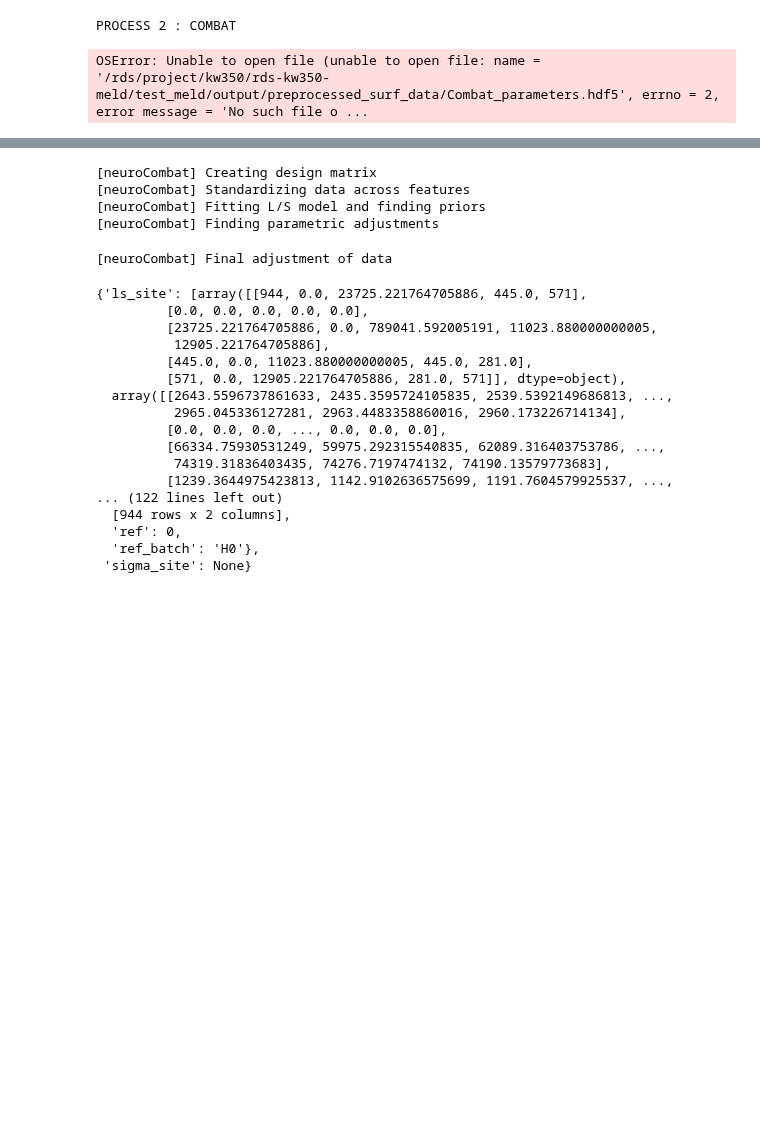
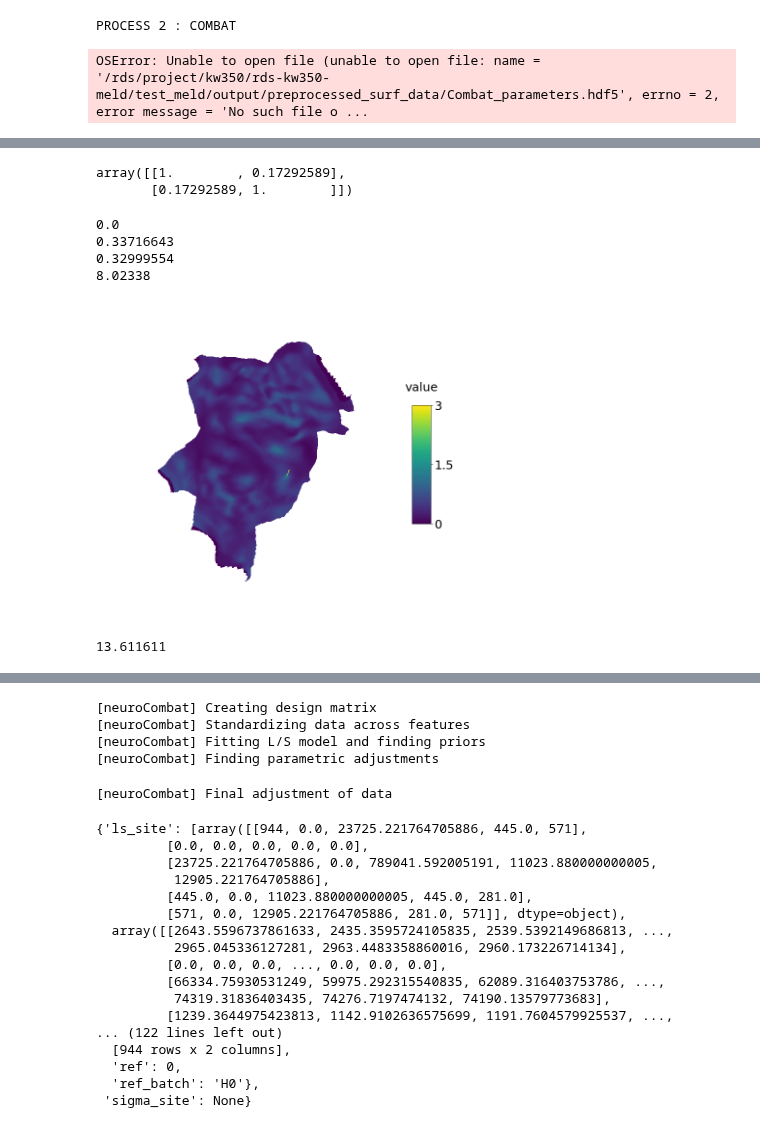
Before and after one commit to MELDProject/meld_classifier, a Jupyter notebook: notebooks/distributed_neurcombat.ipynb, the cells around one changed output, grey strips where cells are left out. Drawn from its saved outputs; the diff is of its cells as text; code cells hidden in the pictures; blank space fills up the shorter version.

```diff
--- a/notebooks/distributed_neurcombat.ipynb
+++ b/notebooks/distributed_neurcombat.ipynb
@@ -314,2 +434,46 @@ for i,s in enumerate(r['.on_lh.thickness.sm10.mgh']['batches'].attrs["values"].a
+# %%
+import h5py
+
+hdf5_file= '/rds/project/kw350/rds-kw350-meld/meld_data/Data/MELD_H29/H29_patient_featurematrix.hdf5'
+r=    h5py.File(hdf5_file, "r+")
+hdf5_file= '/rds/project/kw350/rds-kw350-meld/meld_data/Data/MELD_H29/H29_patient_featurematrix_old.hdf5'
+r_old=    h5py.File(hdf5_file, "r+")
+# %%
+subject = 'MELD_H29_3T_FCD_0052'
+feat_new = r['H29']['3T']['patient'][subject]['rh']['.on_lh.pial.K_filtered.sm20.mgh'][:]
+feat_old = r_old['H29']['3T']['patient'][subject]['rh']['.on_lh.pial.K_filtered.sm20.mgh'][:]
+# %%
+np.corrcoef(feat_new,feat_old)
+# %% [output]
+array([[1.        , 0.17292589],
+       [0.17292589, 1.        ]])
+# %%
+import matplotlib_surface_plotting as msp
+import nibabel as nb
+
+vals = feat_new
+
+# plt.hist(vals, color='red')
+print(vals.min())
+print(vals.mean())
+print(np.median(vals))
+print(vals.max())
+
+flat = nb.load(os.path.join(BASE_PATH, "fsaverage_sym", "surf", "lh.full.patch.flat.gii"))
+
+vertices, faces = flat.darrays[0].data, flat.darrays[1].data
+msp.plot_surf(vertices,faces, vals , flat_map=True,base_size=10,
+            vmin=0,vmax=3
+             )
+# %% [output]
+0.0
+0.33716643
+0.32999554
+8.02338
+[figure, added]
+# %%
+feat_new.max()
+# %% [output]
+13.611611
 # %%
 import h5py
```
Also changed, not shown: parts of 26 cells of this notebook, 8 other files.
